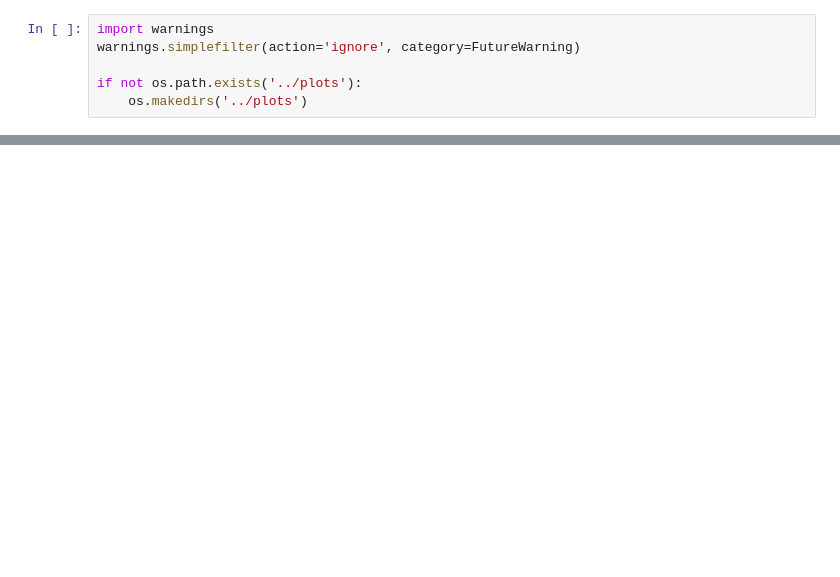
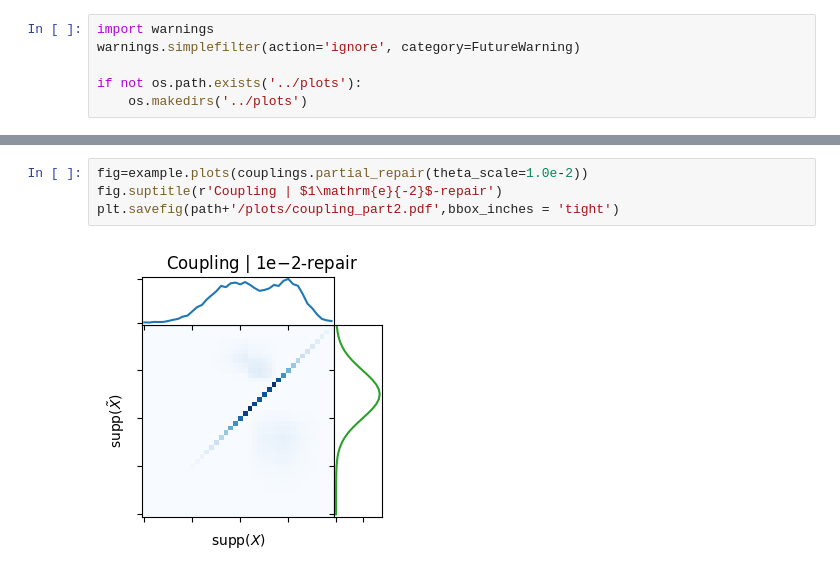
Before and after one commit to humancompatible/repair, a Jupyter notebook: examples/06_dykstra.ipynb, the cells around one changed output, grey strips where cells are left out. Cells and saved outputs as stored; diff of their text form; blank space fills up the shorter version.

```diff
--- a/examples/06_dykstra.ipynb
+++ b/examples/06_dykstra.ipynb
@@ -439,0 +496,6 @@ tr violation: [[5.18055784e-09]]
+# %%
+fig=example.plots(couplings.partial_repair(theta_scale=1.0e-2))
+fig.suptitle(r'Coupling | $1\mathrm{e}{-2}$-repair')
+plt.savefig(path+'/plots/coupling_part2.pdf',bbox_inches = 'tight')
+# %% [output]
+[figure, added]
```
Also changed, not shown: parts of 48 cells of this notebook.
